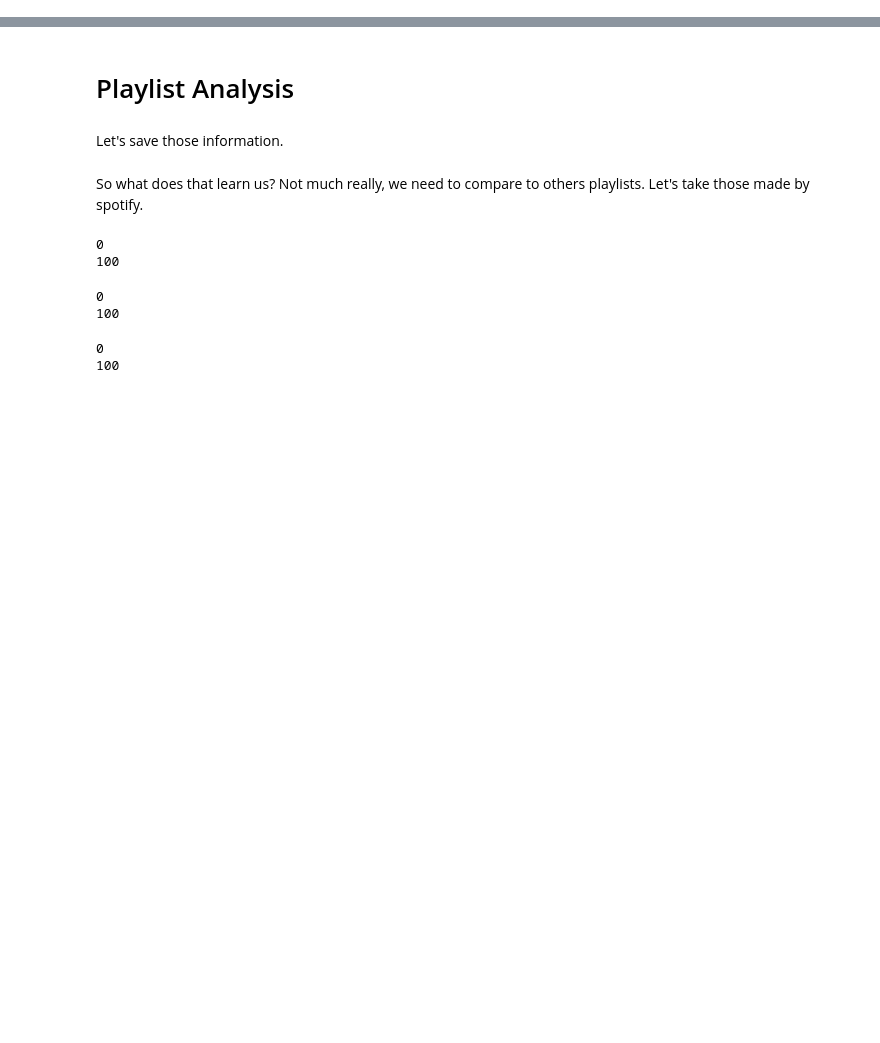
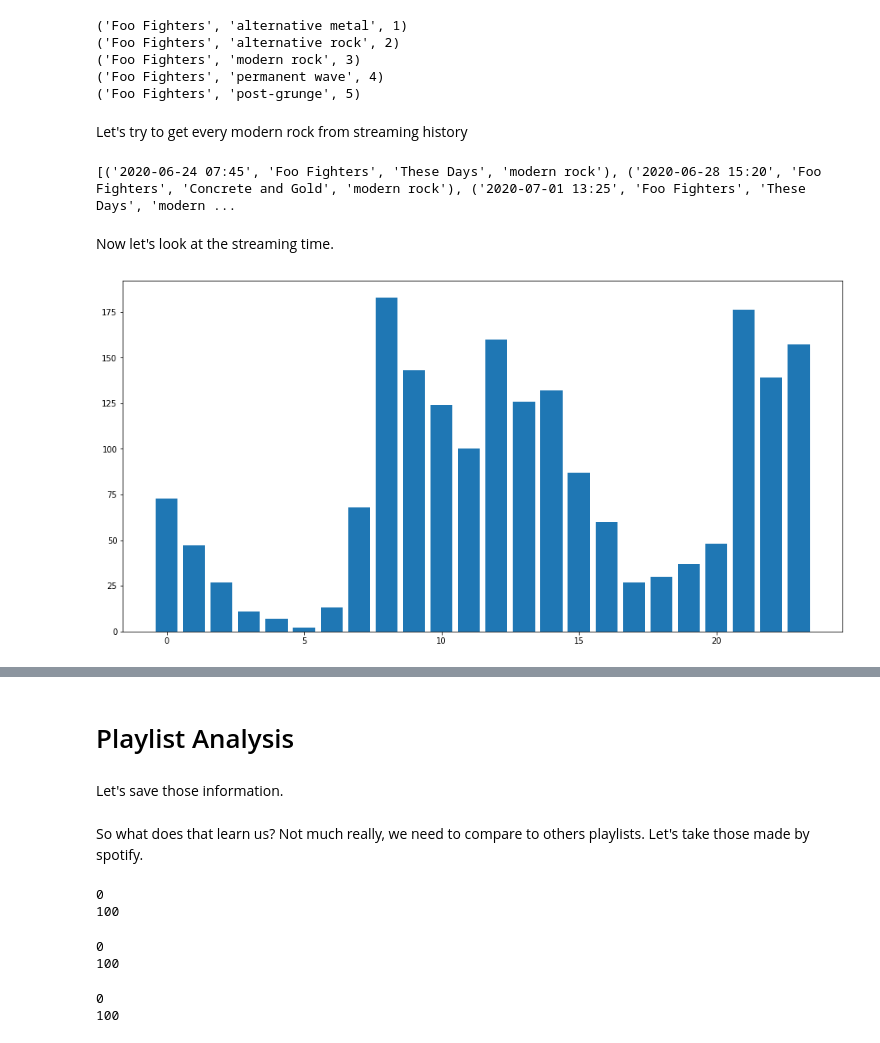
Before and after one commit to TimoBl/Spotify-Data-Analysis, a Jupyter notebook: Spotify_Data_Analysis.ipynb, the cells around one changed output, grey strips where cells are left out. Cells and saved outputs as stored; diff of their text form; code cells hidden in the pictures; blank space fills up the shorter version.

Commit message:
Added database

```diff
--- a/Spotify_Data_Analysis.ipynb
+++ b/Spotify_Data_Analysis.ipynb
@@ -2,0 +17,4 @@ pip install spotipy
+# %%
+import sqlite3
+
+database = sqlite3.connect('spotify.db')
@@ -2,0 +122,47 @@ pip install spotipy
+# %%
+cmd = """SELECT * FROM artist_genres LIMIT 5;"""
+cur = database.execute(cmd)
+res = cur.fetchall()
+for r in res:
+  print(r)
+# %% [output]
+('Foo Fighters', 'alternative metal', 1)
+('Foo Fighters', 'alternative rock', 2)
+('Foo Fighters', 'modern rock', 3)
+('Foo Fighters', 'permanent wave', 4)
+('Foo Fighters', 'post-grunge', 5)
+# %% [markdown]
+Let's try to get every modern rock from streaming history
+# %%
+cmd = """ SELECT streaming_history.endTime, streaming_history.artistName, streaming_history.trackName, artist_genres.genreName
+          FROM streaming_history
+          INNER JOIN artist_genres ON streaming_history.artistName=artist_genres.artistName
+          WHERE artist_genres.genreName='modern rock'; """
+
+cur = database.execute(cmd)
+modern_rock_streaming_history = cur.fetchall()
+# %%
+print(modern_rock_streaming_history[:3])
+# %% [output]
+[('2020-06-24 07:45', 'Foo Fighters', 'These Days', 'modern rock'), ('2020-06-28 15:20', 'Foo Fighters', 'Concrete and Gold', 'modern rock'), ('2020-07-01 13:25', 'Foo Fighters', 'These Days', 'modern ...
+# %% [markdown]
+Now let's look at the streaming time.
+# %%
+from datetime import datetime
+import matplotlib.pyplot as plt
+
+def plotHourlyStreamingHistory(time):
+  hours = [0 for y in range(24)]
+  y = [y for y in range(24)]
+
+  for t in time:
+    date = datetime.strptime(t[0], '%Y-%m-%d %H:%M')
+    hours[date.hour] += 1
+
+  fig, ax = plt.subplots(figsize=(16, 8))
+  ax.bar(y, hours)
+  plt.show()
+
+plotHourlyStreamingHistory(modern_rock_streaming_history)
+# %% [output]
+[figure, added]
```
Also changed, not shown: parts of 36 cells of this notebook.
